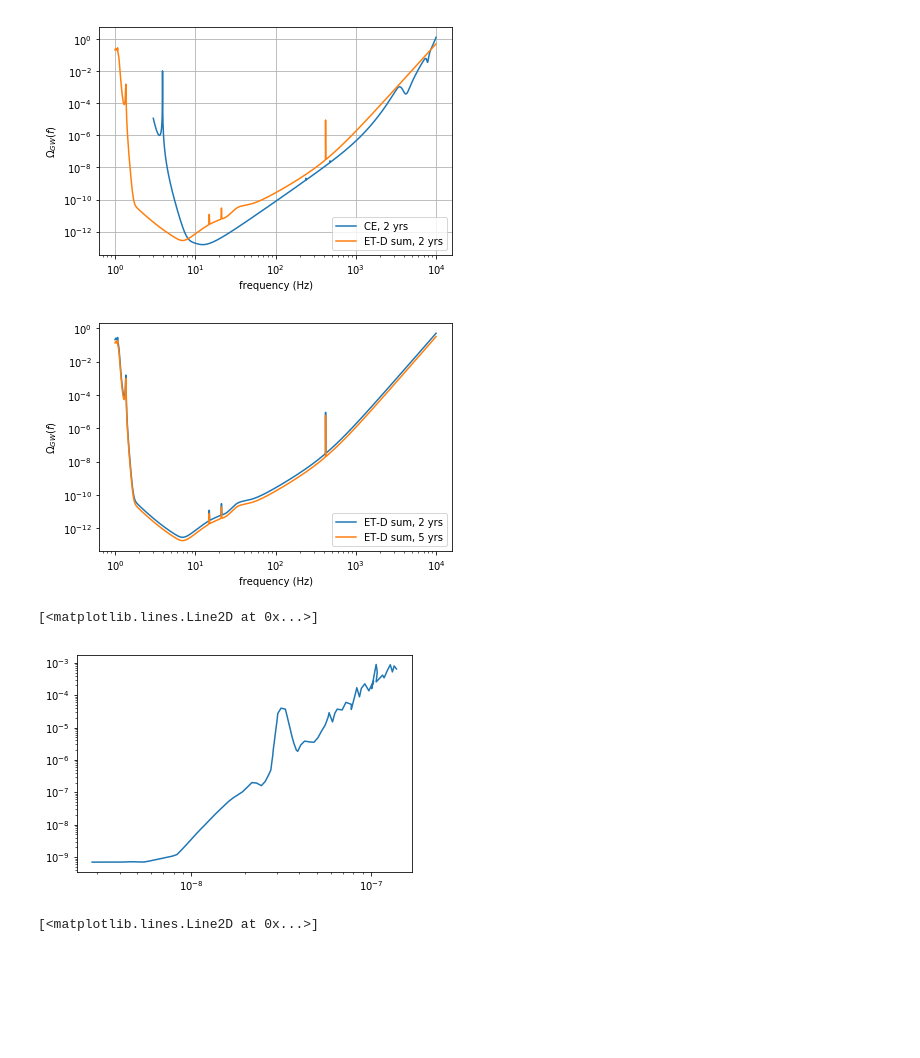
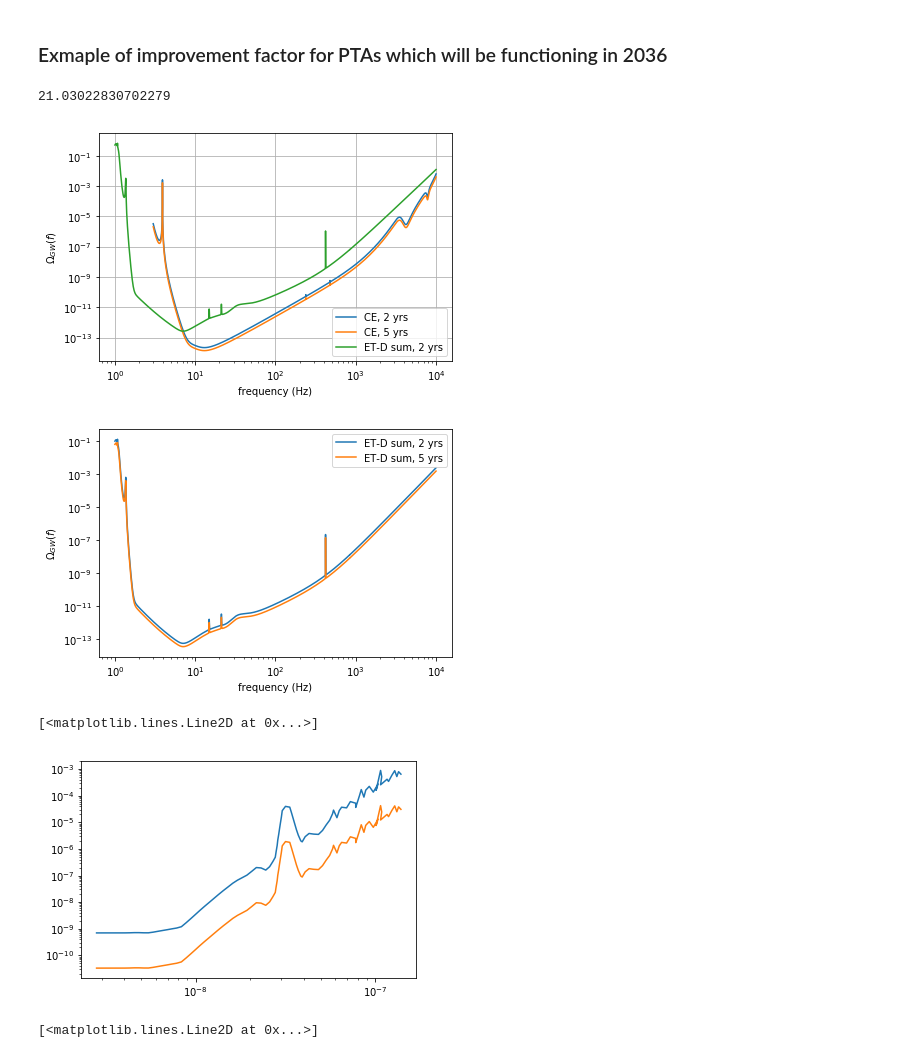
Before and after one commit to ChiaraMingarelli/omega_gw, a Jupyter notebook: codes/omega_gw_plots.ipynb, the cells around one changed output. Cells and saved outputs as stored; diff of their text form; code cells hidden in the pictures; blank space fills up the shorter version.

```diff
--- a/codes/omega_gw_plots.ipynb
+++ b/codes/omega_gw_plots.ipynb
@@ -50,0 +22,4 @@ def Sn2OmGW(freq, s_of_n):
+# %%
+time17y = 17*3.154e+7
+# %%
+time1w = 604800 # seconds in a week
@@ -51 +29,45 @@ def Sn2OmGW(freq, s_of_n):
+# %%
+def improvement(timespan, fmax, fmin):
+    """
+    Timespan in years, frequency in hertz
+    """
+    deltaF = abs(fmax-fmin)
+    ans = np.sqrt(timespan*deltaF)
+    return ans
+
+def Sn2OmGW(freq, s_of_n):
+    """
+    Set h=0.68 and use H_0=68 km/s/Mpc
+
+    1 pc = 1.029e+8 light seconds
+    """
+    pc2sec = 1.029e+8
+    metre2sec = 3.3356e-9
+    H0_secs = 68*1000*metre2sec/(1e6*pc2sec)
+    num = 2*np.pi**2*freq**3*s_of_n**2 # quantity in files is really sqrt(S_n(f))
+    deno = 3*H0_secs**2
+    OmegaGW = 5*num/deno # factor of 5 for LIGO, LISA, ET, and CE. PTAs don't sue S_n(f)
+    return OmegaGW
+
+def Sn2OmGW_wT(freq, s_of_n, time, dFreq):
+    """
+    Set H_0=68 km/s/Mpc
+    1 pc = 1.029e+8 light seconds
+    int_t_improv: integration time improves the detector sensitivity by sqrt(time*dfreq)
+    input time in seconds
+    """
+    pc2sec = 1.029e+8
+    metre2sec = 3.3356e-9
+    H0_secs = 68*1000*metre2sec/(1e6*pc2sec) # H_0 = 68km/s/Mpc
+    num = 2*np.pi**2*freq**3*s_of_n**2 # quantity in files is really sqrt(S_n(f))
+    deno = 3*H0_secs**2
+    int_t_improv = np.sqrt(time*dFreq)
+    OmegaGW = 5*num/deno/int_t_improv # factor of 5 for LIGO, LISA, ET, and CE. PTAs don't sue S_n(f)
+    return OmegaGW
+# %% [markdown]
+### Exmaple of improvement factor for PTAs which will be functioning in 2036
+# %%
+improvement(time17y, 1/(2*time1w), 1/(time17y))
+# %% [output]
+21.03022830702279
 # %%
@@ -55,8 +77,8 @@ ce_w2yrs = Sn2OmGW_wT(ce_curve['freq'], ce_curve['CE'], time2y)
 # %%
 # Compare ET and CE
 plt.loglog(ce_curve['freq'], ce_w2yrs, label="CE, 2 yrs")
-#plt.loglog(ce_curve['freq'], ce_w5yrs, label="CE, 5 yrs")
-plt.loglog(et_curve['freq'], Sn2OmGW_wT(et_curve['freq'], et_curve['Sum'], time2y), label="ET-D sum, 2 yrs")
+plt.loglog(ce_curve['freq'], ce_w5yrs, label="CE, 5 yrs")
+plt.loglog(et_curve['freq'], Sn2OmGW_wT(et_curve['freq'], et_curve['Sum'], time2y,100)*5, label="ET-D sum, 2 yrs")
 plt.grid(True)
 plt.ylabel("$\Omega_{GW}(f)$")
 plt.xlabel("frequency (Hz)")
@@ -65,7 +87,7 @@ plt.tight_layout()
 #plt.savefig("ET_om_gw_2yr_integration.pdf")
 plt.show()
 # %% [output]
-[figure, old version]
+[figure, new version]
 # %%
 #plt.loglog(et_curve['freq'], Sn2OmGW(et_curve['freq'], et_curve['ETDHF']), label="ET-D HF", linestyle="--")
 #plt.loglog(et_curve['freq'], Sn2OmGW(et_curve['freq'], et_curve['ETDLF']), label="ET-D LF", linestyle = '-.')
@@ -73,8 +95,8 @@ plt.show()
 
 #plt.loglog(et_curve['freq'], Sn2OmGW_wT(et_curve['freq'], et_curve['ETDHF'], time), label="ET-D HF", linestyle="--")
 #plt.loglog(et_curve['freq'], Sn2OmGW_wT(et_curve['freq'], et_curve['ETDLF'], time), label="ET-D LF", linestyle = '-.')
-plt.loglog(et_curve['freq'], Sn2OmGW_wT(et_curve['freq'], et_curve['Sum'], time2y), label="ET-D sum, 2 yrs")
-plt.loglog(et_curve['freq'], Sn2OmGW_wT(et_curve['freq'], et_curve['Sum'], time5y), label="ET-D sum, 5 yrs")
+plt.loglog(et_curve['freq'], Sn2OmGW_wT(et_curve['freq'], et_curve['Sum'], time2y, 100), label="ET-D sum, 2 yrs")
+plt.loglog(et_curve['freq'], Sn2OmGW_wT(et_curve['freq'], et_curve['Sum'], time5y, 100), label="ET-D sum, 5 yrs")
 
 
 
@@ -86,7 +108,7 @@ plt.tight_layout()
 #plt.savefig("ET_om_gw_2yr_integration.pdf")
 plt.show()
 # %% [output]
-[figure, old version]
+[figure, new version]
 # %%
 # Adding NANOGrav 11 yr data
 # %%
@@ -95,9 +117,10 @@ nano_curve = np.genfromtxt("nanograv18_omega.txt", names=('nanoFreq', 'NANOGrav1
 nano_curve = Table(nano_curve)
 # %%
 plt.loglog(nano_curve['nanoFreq'], nano_curve['NANOGrav18'], label="NANOGrav 2018")
+plt.loglog(nano_curve['nanoFreq'], nano_curve['NANOGrav18']/improvement(time17y, 1/(2*time1w), 1/(time17y)) , label="NANOGrav 2036")
 # %% [output]
 [<matplotlib.lines.Line2D at 0x...>]
-[figure, old version]
+[figure, new version]
 # %%
 # Add Advanced LIGO at Design Sensitivity
 # %%
```
Also changed, not shown: parts of 7 cells of this notebook.
